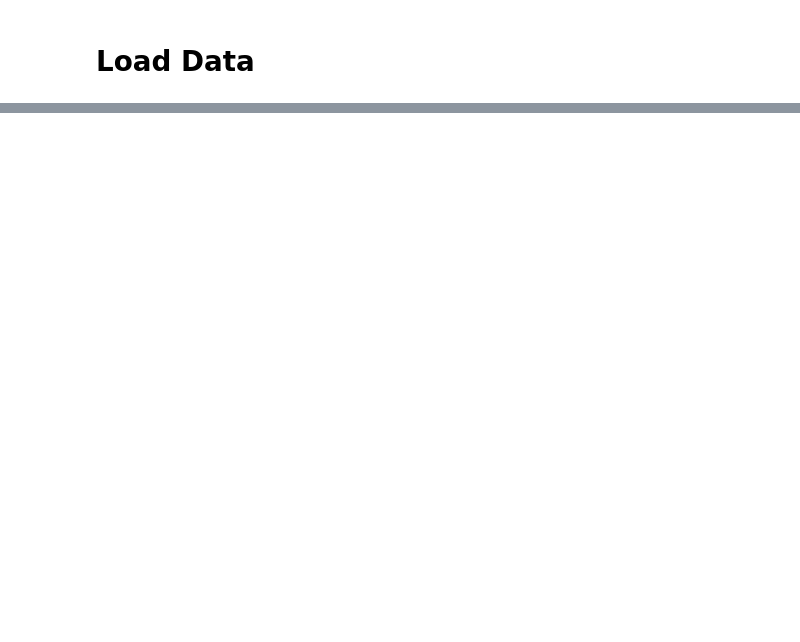
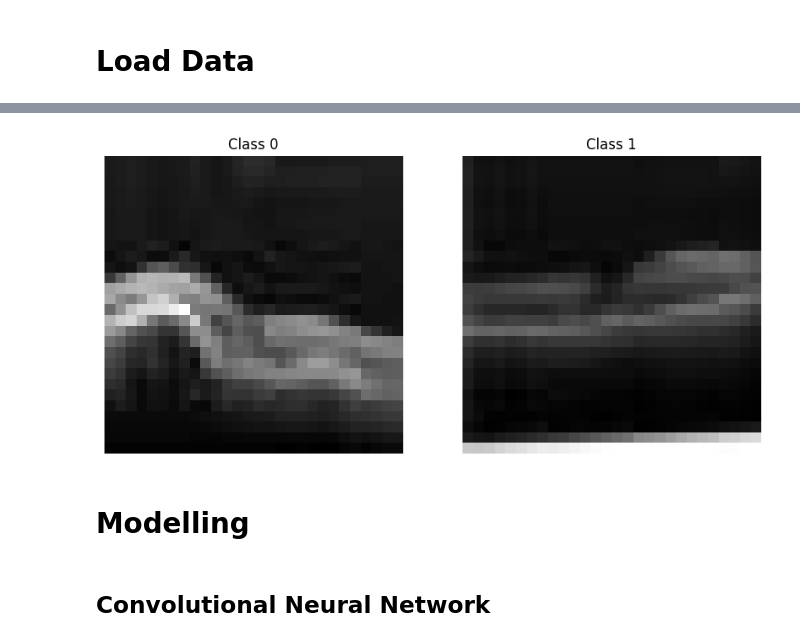
Before and after one commit to lstk44/Homomorphic-Encryption, a Jupyter notebook: UCImageClassification/ImageClassification.ipynb, the cells around one changed output, grey strips where cells are left out. Drawn from its saved outputs; the diff is of its cells as text; code cells hidden in the pictures; blank space fills up the shorter version.

```diff
--- a/UCImageClassification/ImageClassification.ipynb
+++ b/UCImageClassification/ImageClassification.ipynb
@@ -220,0 +126,39 @@ print(f'Width:\t\t{xtrain_np.shape[3]}')
+# %%
+# data to numpy
+xtrain, ytrain = train_dataset.imgs, train_dataset.labels
+xval, yval = eval_dataset.imgs, eval_dataset.labels
+xtest, ytest = test_dataset.imgs, test_dataset.labels
+
+# filter data to binary classification
+# class 0 & class 1
+if len(np.unique(ytrain.flatten())) > 2:
+    xtrain, ytrain = xtrain[ytrain.flatten()<2], ytrain[ytrain.flatten()<2]
+    xval, yval = xval[yval.flatten()<2], yval[yval.flatten()<2]
+    xtest, ytest = xtest[ytest.flatten()<2], ytest[ytest.flatten()<2]
+
+# expand dimension (grayscale)
+# (channels=1, height=28, width=28)
+xtrain = np.expand_dims(xtrain, axis=1)
+xval = np.expand_dims(xval, axis=1)
+xtest = np.expand_dims(xtest, axis=1)
+
+# expand dimension (rgb) - needed for pretrained models
+# (channels=3, height=28, width=28)
+xtrain_rgb = np.repeat(xtrain, 3, axis=1)
+xval_rgb = np.repeat(xval, 3, axis=1)
+xtest_rgb = np.repeat(xtest, 3, axis=1)
+# %%
+# plot sample images of each class
+n_classes = len(np.unique(ytrain))
+
+fig, ax = plt.subplots(nrows=1, ncols=n_classes, figsize=(10, 5))
+for i in range(n_classes):
+    ax[i].imshow(xtrain[ytrain.flatten()==i][0][0], cmap='gray')
+    ax[i].set_title(f'Class {i}')
+    ax[i].axis('off')
+# %% [output]
+[figure, added]
+# %% [markdown]
+# Modelling
+# %% [markdown]
+## Convolutional Neural Network
```
Also changed, not shown: parts of 23 cells of this notebook.
